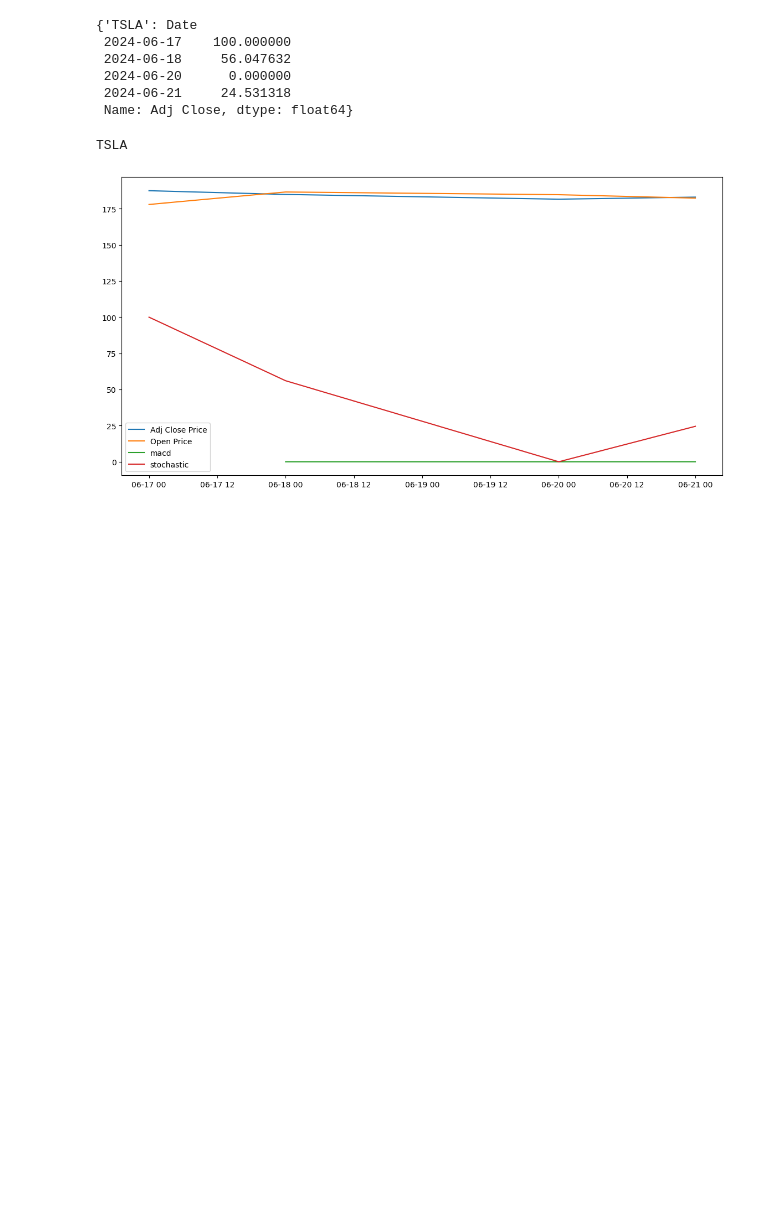
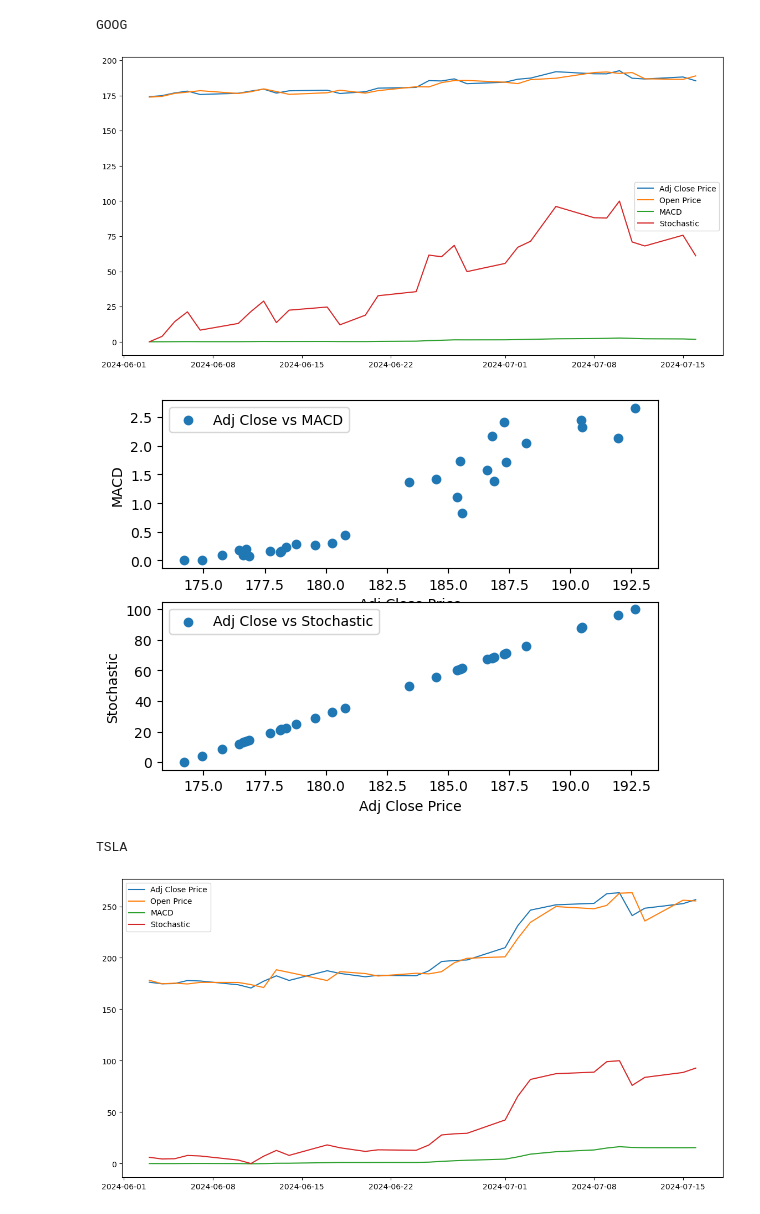
Before and after one commit to celloii/Market_Prediction, a Jupyter notebook: FeatureTesting.ipynb, the cells around one changed output. Drawn from its saved outputs; the diff is of its cells as text; code cells hidden in the pictures; blank space fills up the shorter version.

Commit message:
more graphs

```diff
--- a/FeatureTesting.ipynb
+++ b/FeatureTesting.ipynb
@@ -4,13 +4,14 @@ import numpy as np
 import pandas as pd
 import matplotlib.pyplot as plt
 # %%
-tickers = ['TSLA']
-start_date = '2024-06-15'
-end_date = '2024-06-22'
+tickers = ['GOOG', 'TSLA', 'META', 'NVDA', 'AAPL', 'EBAY', 'AMZN', 'NFLX', 'MSFT', 'INTC']
+start_date = '2024-06-01'
+end_date = '2024-07-17'
 date_range = pd.date_range(start=start_date, end=end_date)
 
 stock_data = {}
-features_data = {}
+# features_data = {}
+macd_data = {}
 stochastic_data = {}
 
 for stock in tickers:
@@ -48,25 +84,32 @@ for stock in tickers:
-# %%
-macd_data
-stochastic_data
-# %% [output]
-{'TSLA': Date
- 2024-06-17    100.000000
- 2024-06-18     56.047632
- 2024-06-20      0.000000
- 2024-06-21     24.531318
- Name: Adj Close, dtype: float64}
 # %%
 for stock in tickers:
     print(stock)
     plt.figure(figsize=(14, 7))
     plt.plot(stock_data[stock]['Adj Close'], label='Adj Close Price')
     plt.plot(stock_data[stock]['Open'], label='Open Price')
-    plt.plot(features_data[stock], label = 'macd')
-    plt.plot(stochastic_data[stock], label = 'stochastic')
+    plt.plot(macd_data[stock], label = 'MACD')
+    plt.plot(stochastic_data[stock], label = 'Stochastic')
     # plt.plot(percent_k[stock], label = '%K')
     # plt.plot(percent_d[stock], label = '%D')
     plt.legend()
     plt.show()
+
+    plt.subplot(2, 1, 1)
+    plt.scatter(stock_data[stock]['Adj Close'], macd_data[stock], label='Adj Close vs MACD')
+    plt.xlabel('Adj Close Price')
+    plt.ylabel('MACD')
+    plt.legend()
+
+    plt.subplot(2, 1, 2)
+    plt.scatter(stock_data[stock]['Adj Close'], stochastic_data[stock], label='Adj Close vs Stochastic')
+    plt.xlabel('Adj Close Price')
+    plt.ylabel('Stochastic')
+    plt.legend()
+
+    plt.show()
 # %% [output]
-TSLA
+GOOG
-[figure, old version]
+[figure, new version]
+[figure, added]
+TSLA
+[figure, added]
```
Also changed, not shown: parts of 4 cells of this notebook.
